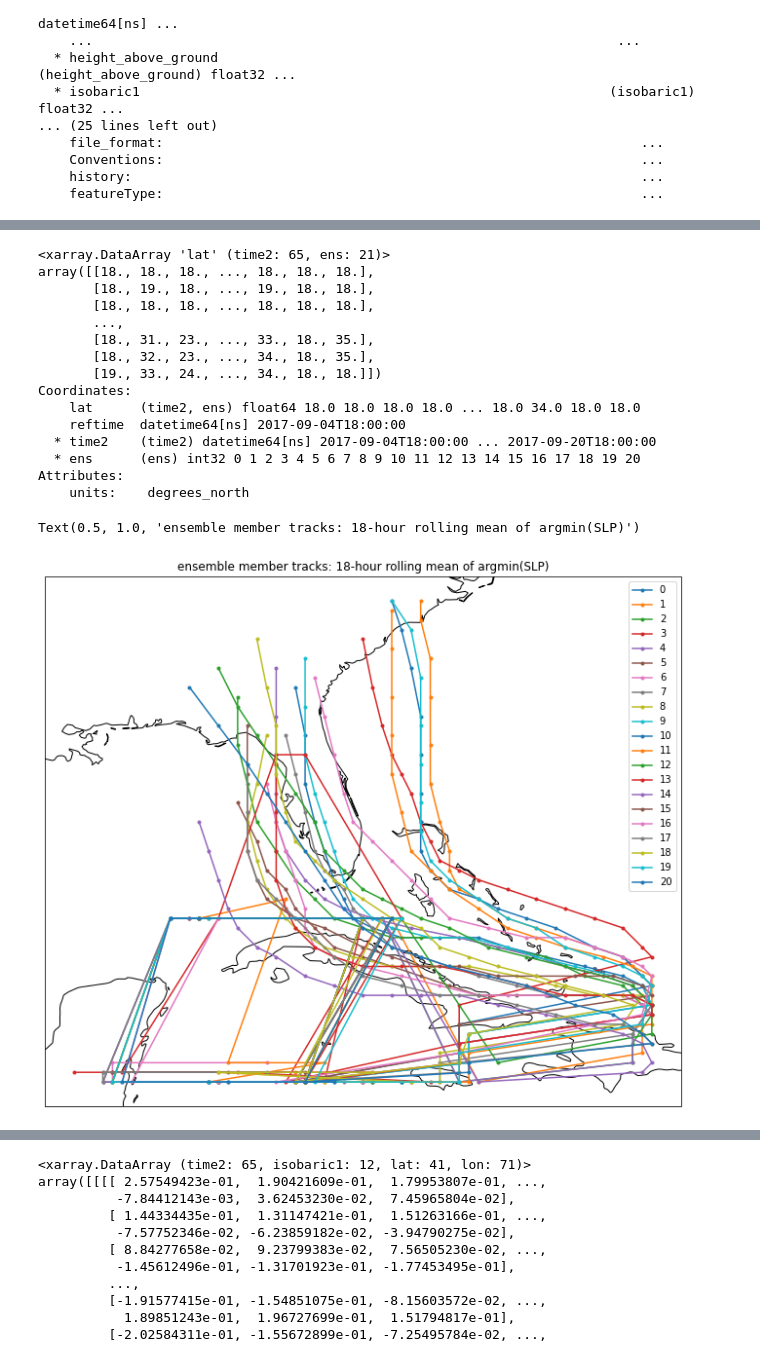
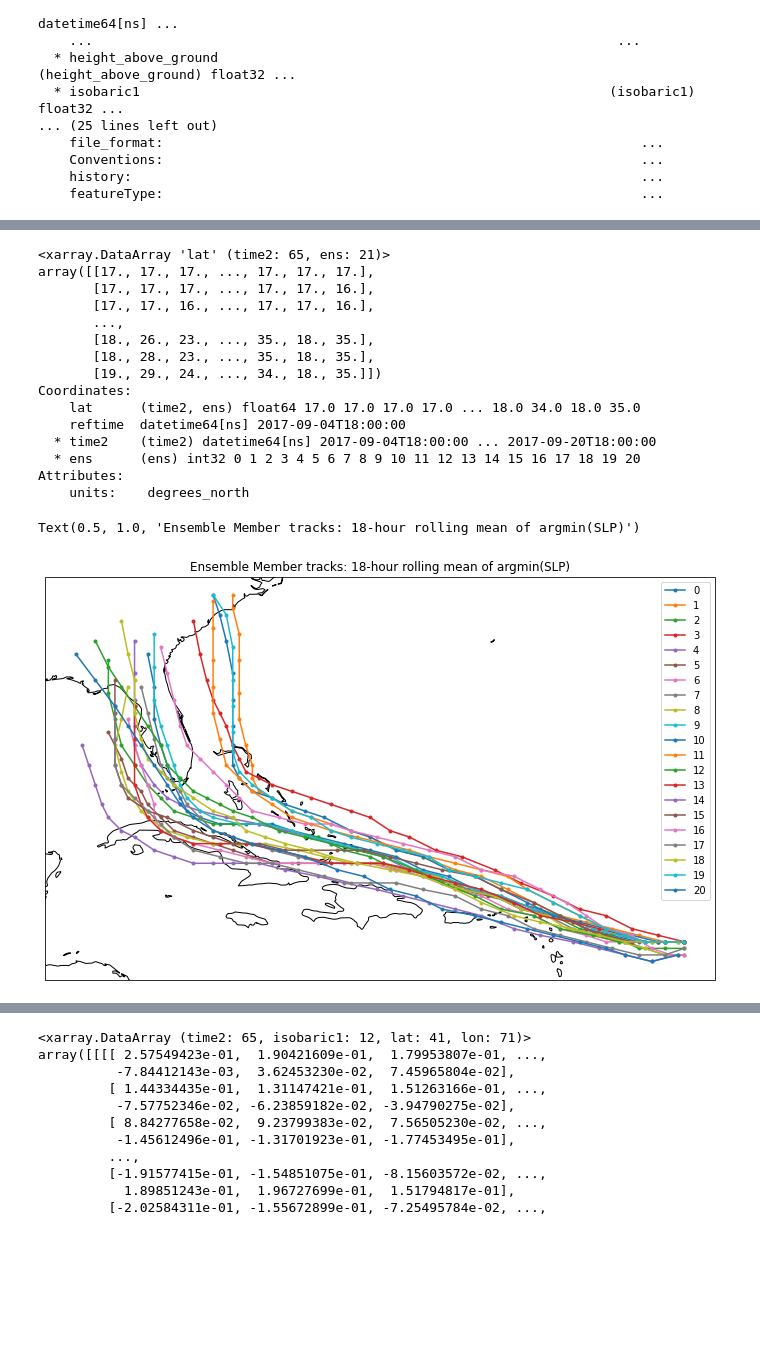
Before and after one commit to fuyihang98/MPO624_2022, a Jupyter notebook: Notebooks/Irma_Yihang.ipynb, the cells around one changed output, grey strips where cells are left out. Saved outputs shown, nothing was run; the diff lists cells and outputs as text; code cells hidden in the pictures; blank space fills up the shorter version.

```diff
--- a/Notebooks/Irma_Yihang.ipynb
+++ b/Notebooks/Irma_Yihang.ipynb
@@ -55,6 +53,6 @@ SLPmins = []
 # %%
 # Region, landfall time
 
-roi = ds.sel(lon=slice(360-90,360-70), lat=slice(35,18))
+roi = ds.sel(lon=slice(360-90,360-40), lat=slice(35,15))
 landfall = roi.sel(time2='2017-09-11 00:00:00')
 # %%
@@ -89,15 +83,15 @@ tracklats = roi.lat[argmins['lat']]
 tracklats
 # %% [output]
 <xarray.DataArray 'lat' (time2: 65, ens: 21)>
-array([[18., 18., 18., ..., 18., 18., 18.],
-       [18., 19., 18., ..., 19., 18., 18.],
-       [18., 18., 18., ..., 18., 18., 18.],
+array([[17., 17., 17., ..., 17., 17., 17.],
+       [17., 17., 17., ..., 17., 17., 16.],
+       [17., 17., 16., ..., 17., 17., 16.],
        ...,
-       [18., 31., 23., ..., 33., 18., 35.],
-       [18., 32., 23., ..., 34., 18., 35.],
-       [19., 33., 24., ..., 34., 18., 18.]])
+       [18., 26., 23., ..., 35., 18., 35.],
+       [18., 28., 23., ..., 35., 18., 35.],
+       [19., 29., 24., ..., 34., 18., 35.]])
 Coordinates:
-    lat      (time2, ens) float64 18.0 18.0 18.0 18.0 ... 18.0 34.0 18.0 18.0
+    lat      (time2, ens) float64 17.0 17.0 17.0 17.0 ... 18.0 34.0 18.0 35.0
     reftime  datetime64[ns] 2017-09-04T18:00:00
   * time2    (time2) datetime64[ns] 2017-09-04T18:00:00 ... 2017-09-20T18:00:00
   * ens      (ens) int32 0 1 2 3 4 5 6 7 8 9 10 11 12 13 14 15 16 17 18 19 20
@@ -106,18 +100,18 @@ Attributes:
 # %%
 projection = ccrs.PlateCarree()
 f, ax = plt.subplots(subplot_kw=dict(projection=projection), figsize=[12,10])
 
 ax.coastlines();
 
 for iens in range(21):
     plt.plot(tracklons.sel(ens=iens, time2=slice('2017-09-04','2017-09-12 00:00:00')).rolling({"time2":3}).mean()-360., \
              tracklats.sel(ens=iens, time2=slice('2017-09-04','2017-09-12 00:00:00')).rolling({"time2":3}).mean(), marker='.', label=iens )
 
 ax.legend()
-plt.title('ensemble member tracks: 18-hour rolling mean of argmin(SLP)')
+plt.title('Ensemble Member tracks: 18-hour rolling mean of argmin(SLP)')
 # %% [output]
-Text(0.5, 1.0, 'ensemble member tracks: 18-hour rolling mean of argmin(SLP)')
+Text(0.5, 1.0, 'Ensemble Member tracks: 18-hour rolling mean of argmin(SLP)')
-[figure, old version]
+[figure, new version]
 # %%
 from eofs.xarray import Eof
 # %%
```
Also changed, not shown: parts of 12 cells of this notebook.
